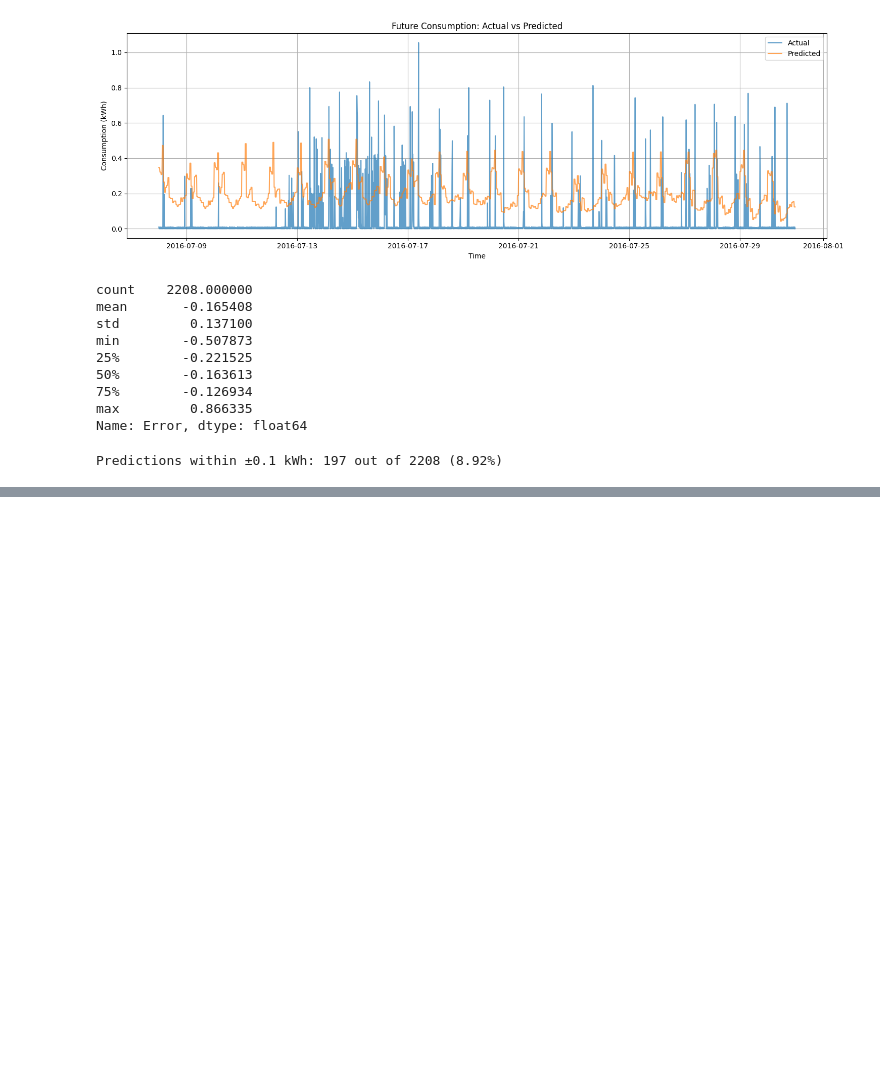
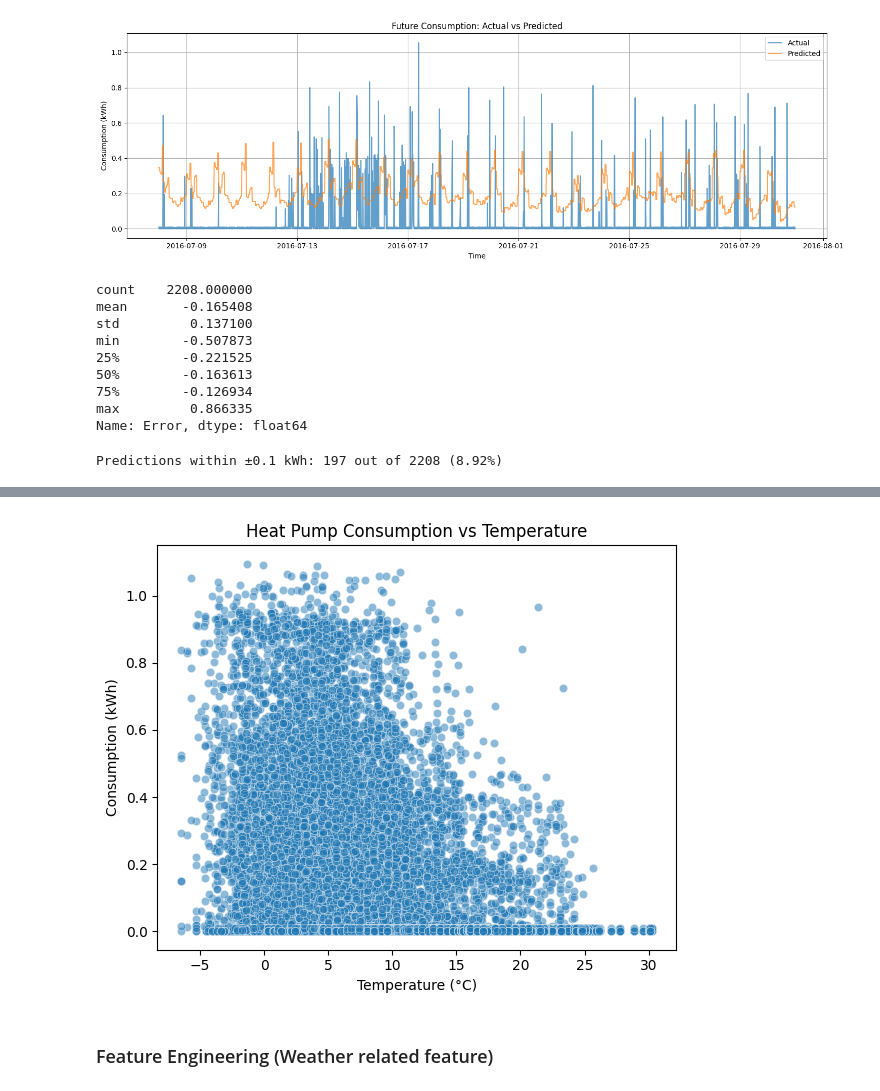
Before and after one commit to roushansr/Energy_Management, a Jupyter notebook: Code_Medium.ipynb, the cells around one changed output, grey strips where cells are left out. Cells and saved outputs as stored; diff of their text form; code cells hidden in the pictures; blank space fills up the shorter version.

```diff
--- a/Code_Medium.ipynb
+++ b/Code_Medium.ipynb
@@ -824,0 +1070,14 @@ Predictions within ±0.1 kWh: 197 out of 2208 (8.92%)
+# %%
+# Scatter plot
+
+plt.figure(figsize=(6, 5))
+sns.scatterplot(data=df_merged, x='temperature_2m', y='r1_hp', alpha=0.5)
+plt.title("Heat Pump Consumption vs Temperature")
+plt.xlabel("Temperature (°C)")
+plt.ylabel("Consumption (kWh)")
+plt.tight_layout()
+plt.show()
+# %% [output]
+[figure, added]
+# %% [markdown]
+### Feature Engineering (Weather related feature)
```
Also changed, not shown: parts of 33 cells of this notebook.
